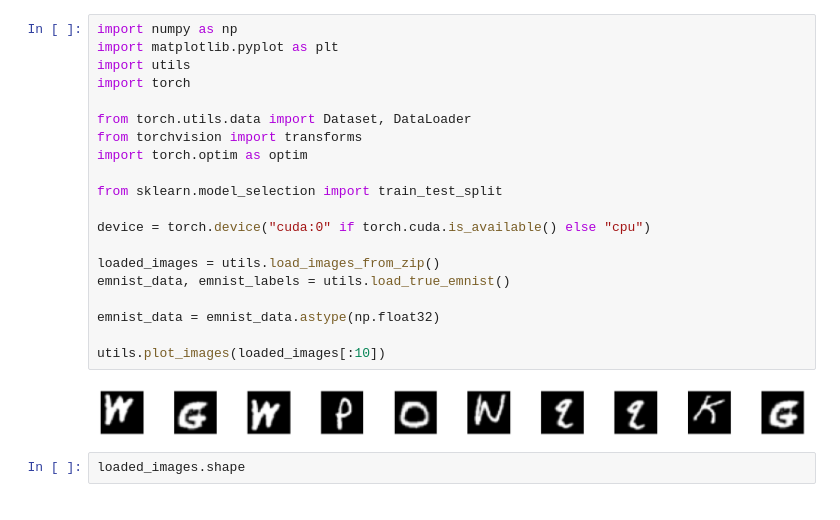
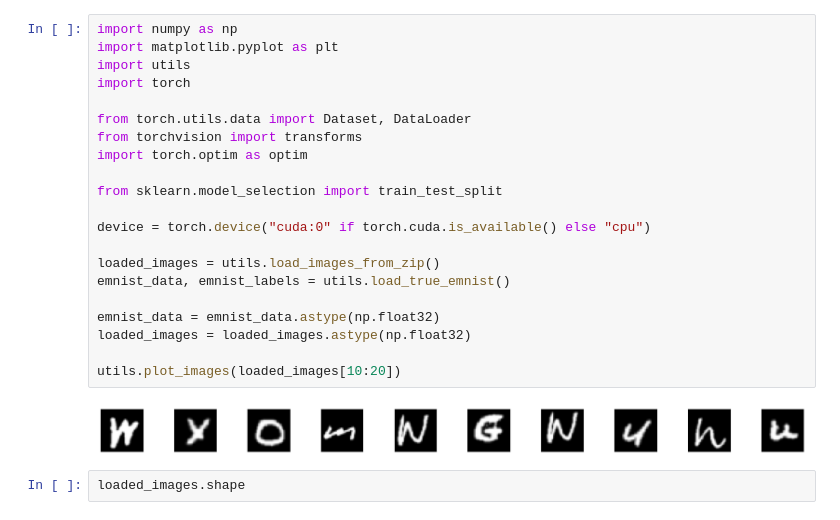
Before and after one commit to CharlesDc9/Denoising_EMNIST, a Jupyter notebook: tim.ipynb, the cells around one changed output. Cells and saved outputs as stored; diff of their text form.

```diff
--- a/tim.ipynb
+++ b/tim.ipynb
@@ -1,25 +1,26 @@
 # %%
 import numpy as np
 import matplotlib.pyplot as plt
 import utils
 import torch
 
 from torch.utils.data import Dataset, DataLoader
 from torchvision import transforms
 import torch.optim as optim
 
 from sklearn.model_selection import train_test_split
 
 device = torch.device("cuda:0" if torch.cuda.is_available() else "cpu")
 
 loaded_images = utils.load_images_from_zip()
 emnist_data, emnist_labels = utils.load_true_emnist()
 
 emnist_data = emnist_data.astype(np.float32)
+loaded_images = loaded_images.astype(np.float32)
 
-utils.plot_images(loaded_images[:10])
+utils.plot_images(loaded_images[10:20])
 # %% [output]
-[figure, old version]
+[figure, new version]
 # %%
 loaded_images.shape
 # %% [output]
```
Also changed, not shown: parts of 7 cells of this notebook.
